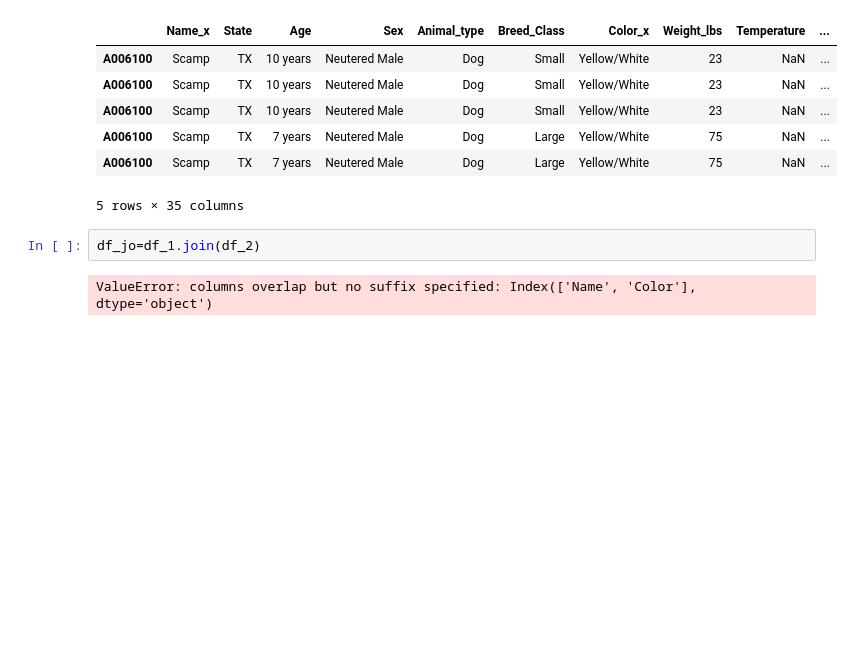
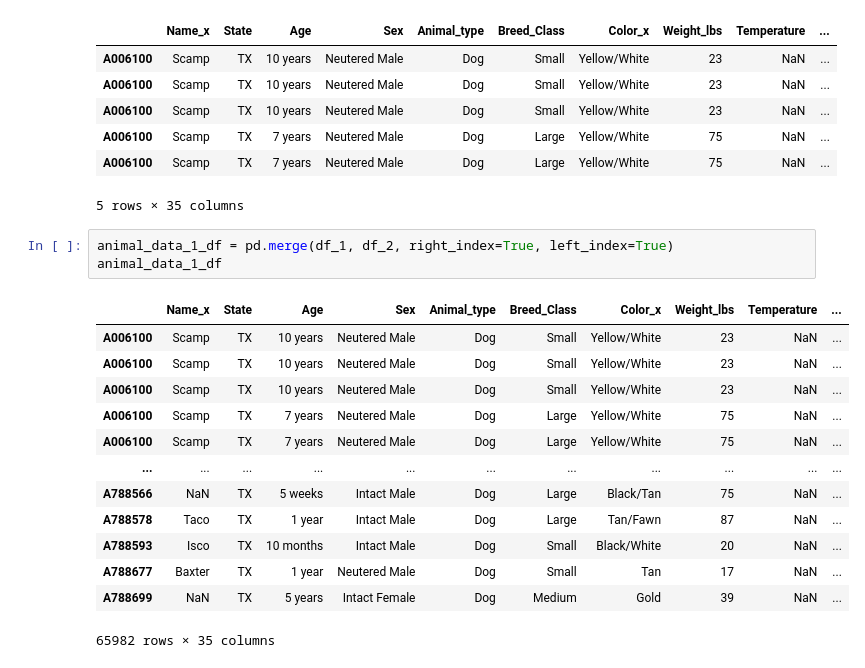
Before and after one commit to jobloom79/UNC_Analytics_Bootcamp_Capstone_2022, a Jupyter notebook: ML/FirstStep_copy.ipynb, the cells around one changed output. Saved outputs shown, nothing was run; the diff lists cells and outputs as text; blank space fills up the shorter version.

Commit message:
In FileFirstStepPandas.ipynb  Merge Animal_Data table and Austin Sheleter Outcomes Table

```diff
--- a/ML/FirstStep_copy.ipynb
+++ b/ML/FirstStep_copy.ipynb
@@ -145,7 +147,20 @@ new_df.head()
 | A006100 | Scamp | TX | 7 years | Neutered Male | Dog | Large | Yellow/White | 75 | NaN | ... |
 | A006100 | Scamp | TX | 7 years | Neutered Male | Dog | Large | Yellow/White | 75 | NaN | ... |
 5 rows × 35 columns
-# %%
-df_jo=df_1.join(df_2)
-# %% [output]
-ValueError: columns overlap but no suffix specified: Index(['Name', 'Color'], dtype='object')
+# %%
+animal_data_1_df = pd.merge(df_1, df_2, right_index=True, left_index=True)
+animal_data_1_df
+# %% [output]
+|  | Name_x | State | Age | Sex | Animal_type | Breed_Class | Color_x | Weight_lbs | Temperature | ... |
+| A006100 | Scamp | TX | 10 years | Neutered Male | Dog | Small | Yellow/White | 23 | NaN | ... |
+| A006100 | Scamp | TX | 10 years | Neutered Male | Dog | Small | Yellow/White | 23 | NaN | ... |
+| A006100 | Scamp | TX | 10 years | Neutered Male | Dog | Small | Yellow/White | 23 | NaN | ... |
+| A006100 | Scamp | TX | 7 years | Neutered Male | Dog | Large | Yellow/White | 75 | NaN | ... |
+| A006100 | Scamp | TX | 7 years | Neutered Male | Dog | Large | Yellow/White | 75 | NaN | ... |
+| ... | ... | ... | ... | ... | ... | ... | ... | ... | ... | ... |
+| A788566 | NaN | TX | 5 weeks | Intact Male | Dog | Large | Black/Tan | 75 | NaN | ... |
+| A788578 | Taco | TX | 1 year | Intact Male | Dog | Large | Tan/Fawn | 87 | NaN | ... |
+| A788593 | Isco | TX | 10 months | Intact Male | Dog | Small | Black/White | 20 | NaN | ... |
+| A788677 | Baxter | TX | 1 year | Neutered Male | Dog | Small | Tan | 17 | NaN | ... |
+| A788699 | NaN | TX | 5 years | Intact Female | Dog | Medium | Gold | 39 | NaN | ... |
+65982 rows × 35 columns
```
Also changed, not shown: parts of 2 cells of this notebook, 2 other files.
